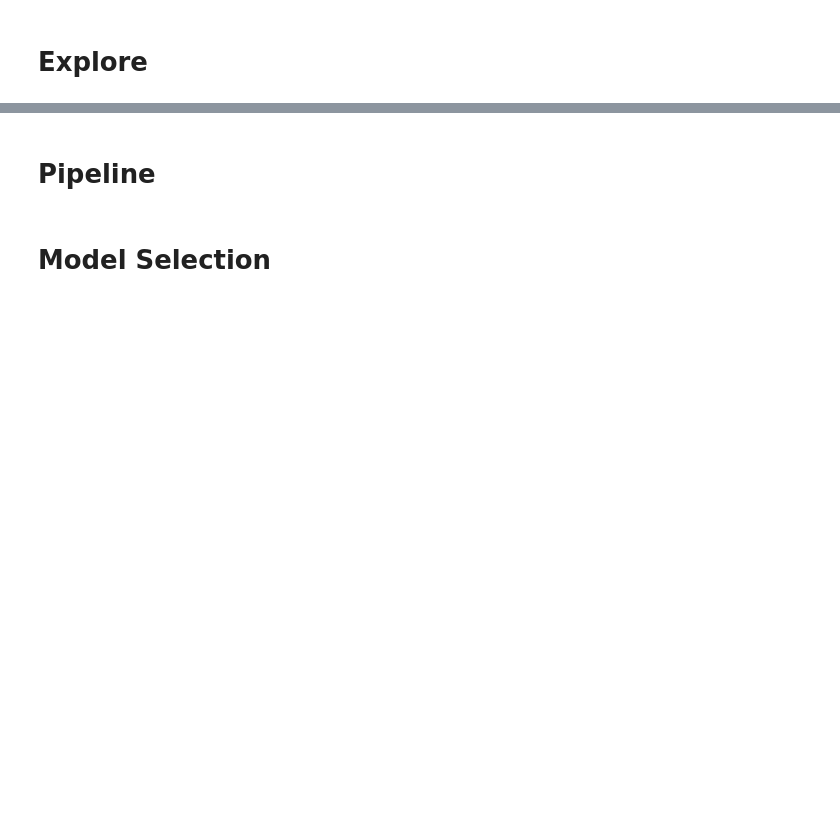
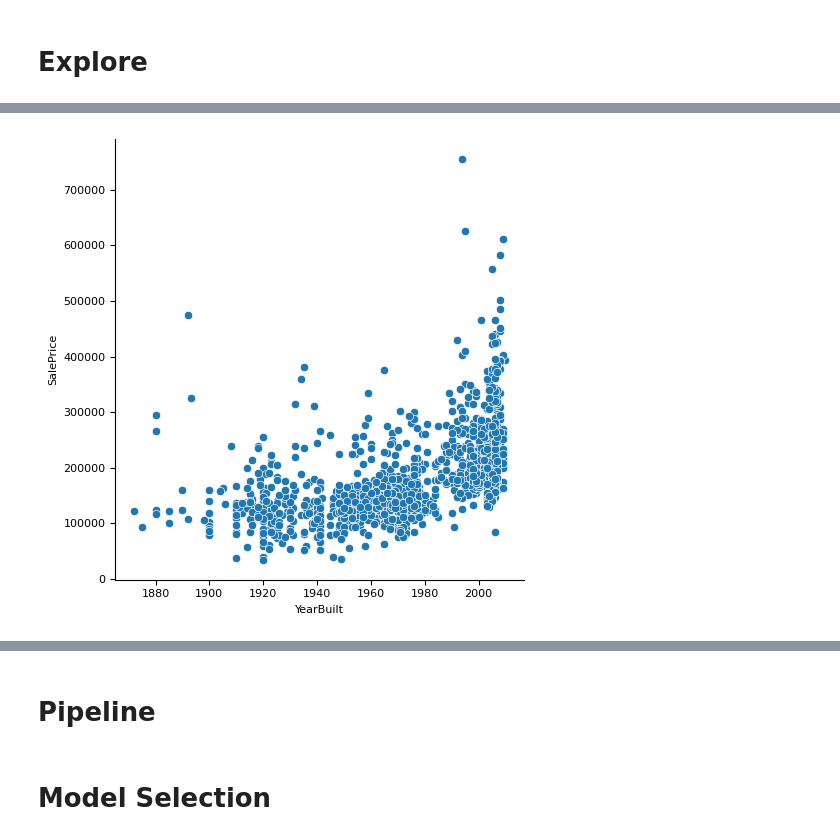
Before and after one commit to angelocandari/kag-house-price, a Jupyter notebook: house-prices.ipynb, the cells around one changed output, grey strips where cells are left out. Drawn from its saved outputs; the diff is of its cells as text; code cells hidden in the pictures; blank space fills up the shorter version.

```diff
--- a/house-prices.ipynb
+++ b/house-prices.ipynb
@@ -130,0 +126,4 @@ train = train.loc[train[target]<np.percentile(train[target], 95)].copy()
+# %%
+sns.relplot(train, x='YearBuilt', y=target);
+# %% [output]
+[figure, added]
```
Also changed, not shown: parts of 32 cells of this notebook, 1 other file.
